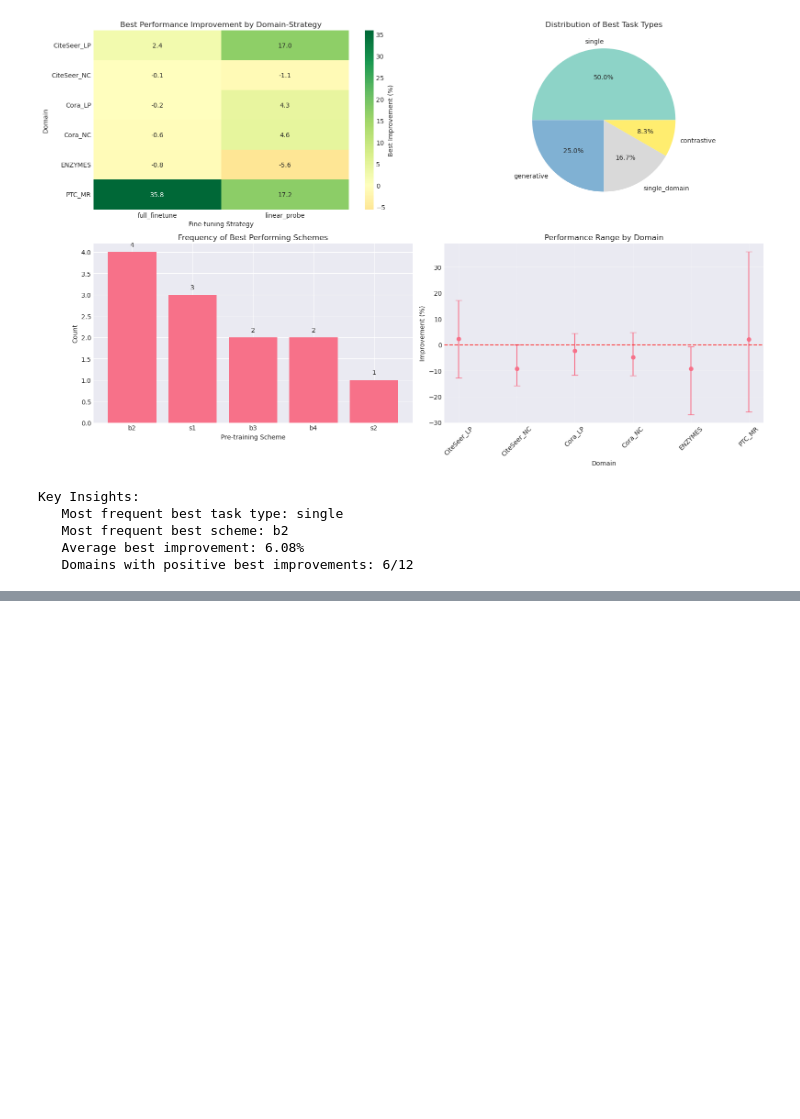
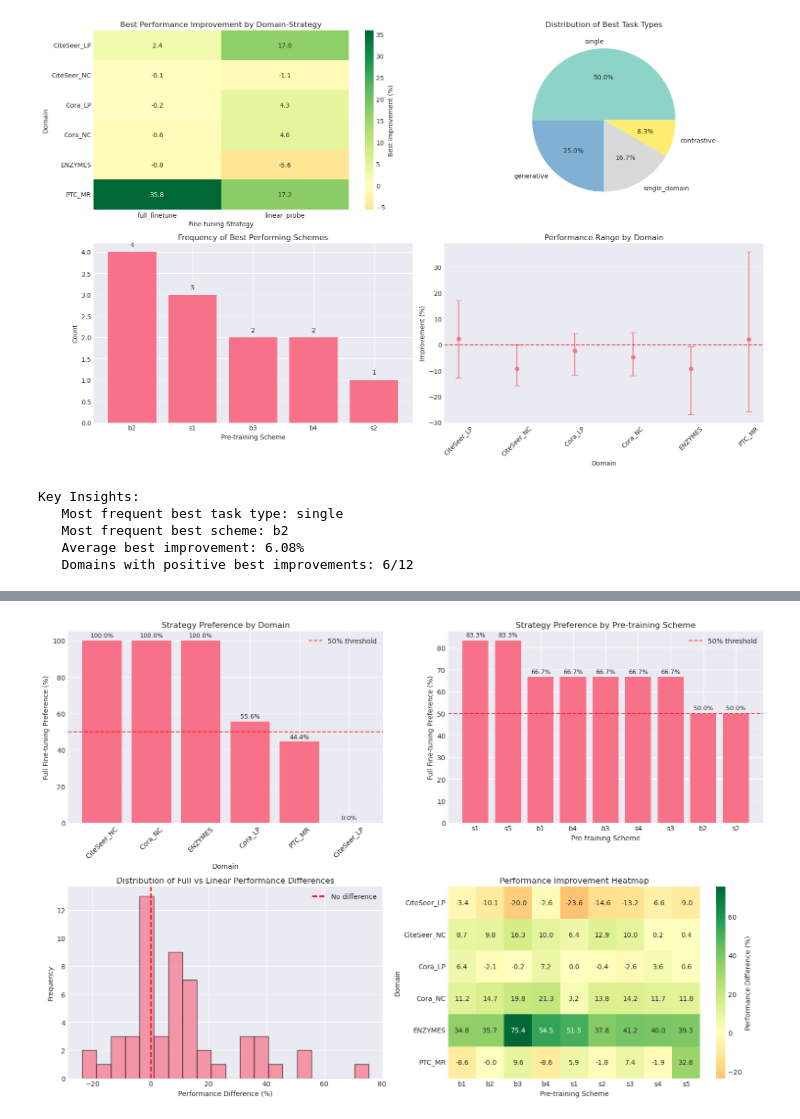
Before and after one commit to alonbebchuk/GNN-Pretraining, a Jupyter notebook: analysis/02_research_questions_exploration.ipynb, the cells around one changed output, grey strips where cells are left out. Cells and saved outputs as stored; diff of their text form; code cells hidden in the pictures; blank space fills up the shorter version.

```diff
--- a/analysis/02_research_questions_exploration.ipynb
+++ b/analysis/02_research_questions_exploration.ipynb
@@ -607,0 +652,99 @@ Key Insights:
+# %%
+# RQ3.1: Overall Strategy Preference Analysis
+if strategy_df is not None and overall_preference is not None:
+    print("="*60)
+    print("RQ3.1: OVERALL STRATEGY PREFERENCE ANALYSIS")
+    print("="*60)
+
+    # Display overall preference summary
+    print("\nOverall Strategy Preferences:")
+    print(overall_preference.round(1))
+
+    # Key statistics
+    full_preferred = overall_preference[overall_preference['strategy'] == 'full_finetune']['preference_rate'].iloc[0]
+    linear_preferred = overall_preference[overall_preference['strategy'] == 'linear_probe']['preference_rate'].iloc[0]
+
+    print(f"\nKey Findings:")
+    print(f"   Full fine-tuning preferred: {full_preferred:.1f}% of combinations")
+    print(f"   Linear probing preferred: {linear_preferred:.1f}% of combinations")
+
+    # Best and worst cases for full fine-tuning
+    best_full = strategy_df.loc[strategy_df['relative_difference_pct'].idxmax()]
+    worst_full = strategy_df.loc[strategy_df['relative_difference_pct'].idxmin()]
+
+    print(f"\nBest case for full fine-tuning:")
+    print(f"   {best_full['domain']}-{best_full['scheme']}: +{best_full['relative_difference_pct']:.2f}%")
+    print(f"   ({best_full['linear_performance']:.3f} → {best_full['full_performance']:.3f})")
+
+    print(f"\nWorst case for full fine-tuning:")
+    print(f"   {worst_full['domain']}-{worst_full['scheme']}: {worst_full['relative_difference_pct']:.2f}%")
+    print(f"   ({worst_full['linear_performance']:.3f} → {worst_full['full_performance']:.3f})")
+
+    # Visualize overall preferences
+    plt.figure(figsize=(15, 10))
+
+    # 1. Strategy preference by domain
+    plt.subplot(2, 2, 1)
+    domain_preference = strategy_df.groupby('domain')['better_strategy'].apply(
+        lambda x: (x == 'full_finetune').sum() / len(x) * 100
+    ).sort_values(ascending=False)
+
+    bars = plt.bar(range(len(domain_preference)), domain_preference.values)
+    plt.axhline(y=50, color='red', linestyle='--', alpha=0.7, label='50% threshold')
+    plt.xlabel('Domain')
+    plt.ylabel('Full Fine-tuning Preference (%)')
+    plt.title('Strategy Preference by Domain')
+    plt.xticks(range(len(domain_preference)), domain_preference.index, rotation=45)
+    plt.legend()
+
+    # Add value labels
+    for bar, val in zip(bars, domain_preference.values):
+        plt.text(bar.get_x() + bar.get_width()/2, val + 1,
+                f'{val:.1f}%', ha='center', va='bottom', fontsize=9)
+
+    # 2. Strategy preference by scheme
+    plt.subplot(2, 2, 2)
+    scheme_preference = strategy_df.groupby('scheme')['better_strategy'].apply(
+        lambda x: (x == 'full_finetune').sum() / len(x) * 100
+    ).sort_values(ascending=False)
+
+    bars = plt.bar(range(len(scheme_preference)), scheme_preference.values)
+    plt.axhline(y=50, color='red', linestyle='--', alpha=0.7, label='50% threshold')
+    plt.xlabel('Pre-training Scheme')
+    plt.ylabel('Full Fine-tuning Preference (%)')
+    plt.title('Strategy Preference by Pre-training Scheme')
+    plt.xticks(range(len(scheme_preference)), scheme_preference.index)
+    plt.legend()
+
+    # Add value labels
+    for bar, val in zip(bars, scheme_preference.values):
+        plt.text(bar.get_x() + bar.get_width()/2, val + 1,
+                f'{val:.1f}%', ha='center', va='bottom', fontsize=9)
+
+    # 3. Performance improvement distribution
+    plt.subplot(2, 2, 3)
+    strategy_df['relative_difference_pct'].hist(bins=20, alpha=0.7, edgecolor='black')
+    plt.axvline(x=0, color='red', linestyle='--', linewidth=2, label='No difference')
+    plt.xlabel('Performance Difference (%)')
+    plt.ylabel('Frequency')
+    plt.title('Distribution of Full vs Linear Performance Differences')
+    plt.legend()
+
+    # 4. Strategy preference heatmap
+    plt.subplot(2, 2, 4)
+    pivot_pref = strategy_df.pivot_table(values='relative_difference_pct',
+                                        index='domain', columns='scheme',
+                                        aggfunc='mean')
+    sns.heatmap(pivot_pref, annot=True, fmt='.1f', cmap='RdYlGn', center=0,
+                cbar_kws={'label': 'Performance Difference (%)'})
+    plt.title('Performance Improvement Heatmap')
+    plt.xlabel('Pre-training Scheme')
+    plt.ylabel('Domain')
+
+    plt.tight_layout()
+    plt.savefig(FIGURES_DIR / 'rq3_strategy_preference.png', dpi=300, bbox_inches='tight')
+    plt.show()
+
+else:
+    print("Strategy preference data not available. Run RQ3 analysis first.")
+# %% [output]
@@ -607,0 +771 @@ Key Insights:
+[figure, added]
```
Also changed, not shown: parts of 5 cells of this notebook, 13 other files.
